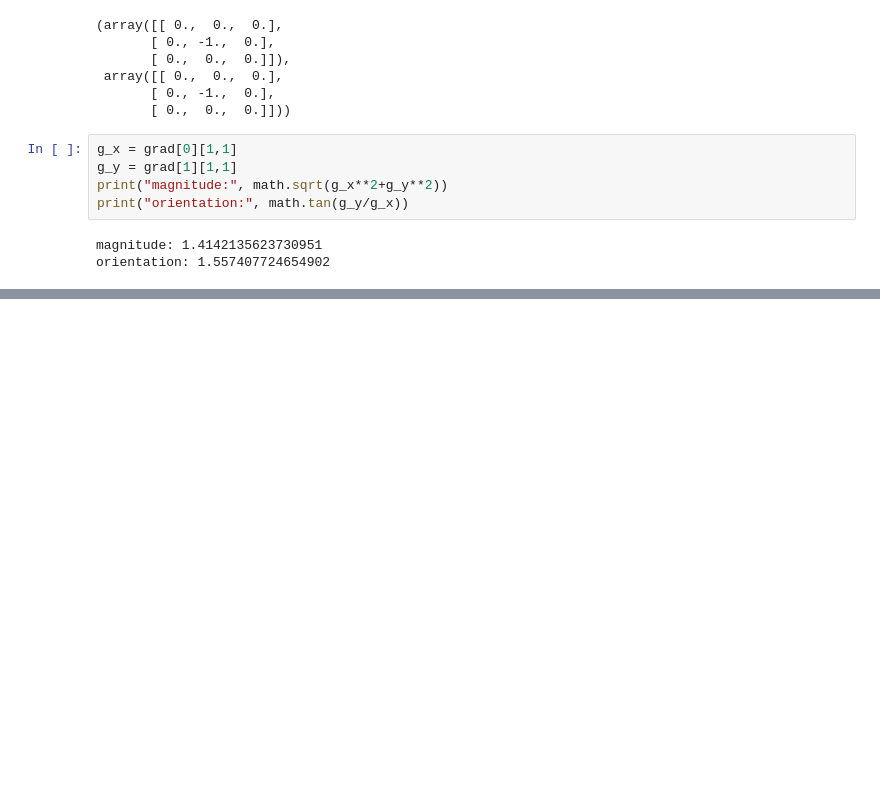
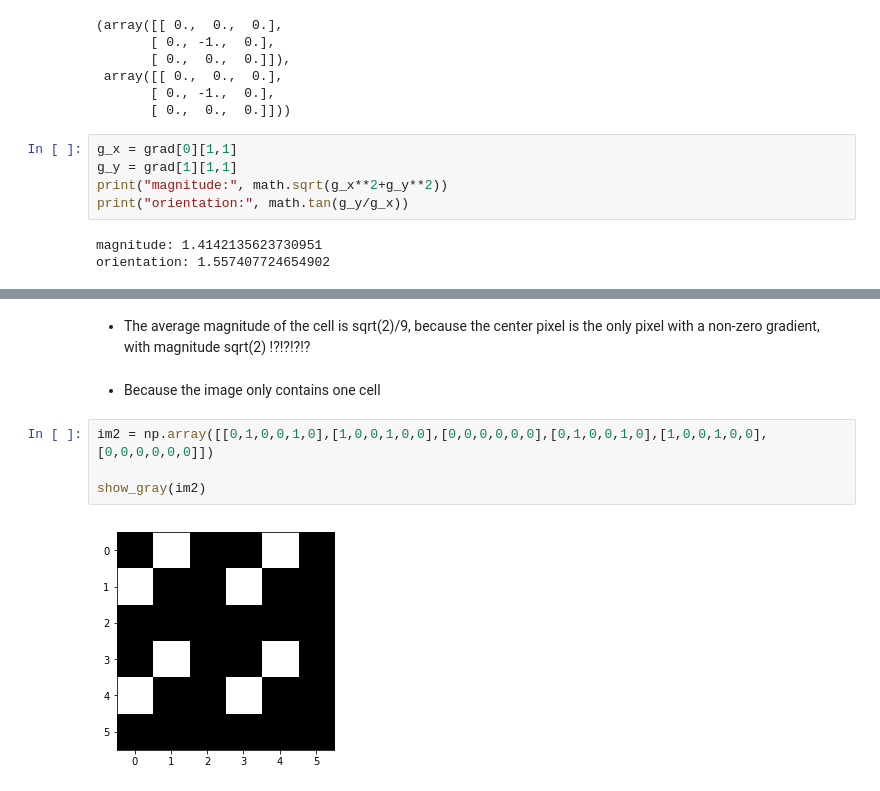
Before and after one commit to n4n0lix/CV, a Jupyter notebook: 10/ex10.ipynb, the cells around one changed output, grey strips where cells are left out. Saved outputs shown, nothing was run; the diff lists cells and outputs as text; blank space fills up the shorter version.

```diff
--- a/10/ex10.ipynb
+++ b/10/ex10.ipynb
@@ -97,0 +98,10 @@ TypeError: Image data cannot be converted to float
+# %% [markdown]
+- The average magnitude of the cell is sqrt(2)/9, because the center pixel is the only pixel with a non-zero gradient, with magnitude sqrt(2) !?!?!?!?
+# %% [markdown]
+- Because the image only contains one cell
+# %%
+im2 = np.array([[0,1,0,0,1,0],[1,0,0,1,0,0],[0,0,0,0,0,0],[0,1,0,0,1,0],[1,0,0,1,0,0],[0,0,0,0,0,0]])
+
+show_gray(im2)
+# %% [output]
+[figure, added]
```
Also changed, not shown: parts of 3 cells of this notebook, 1 other file.
